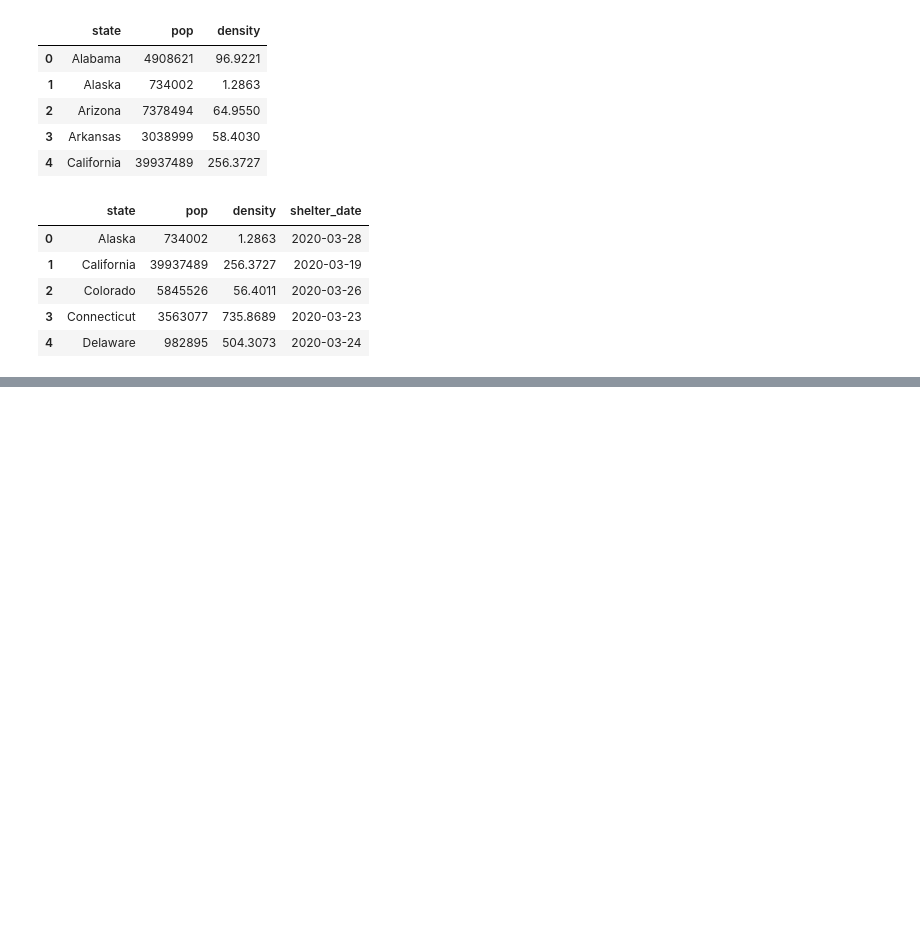
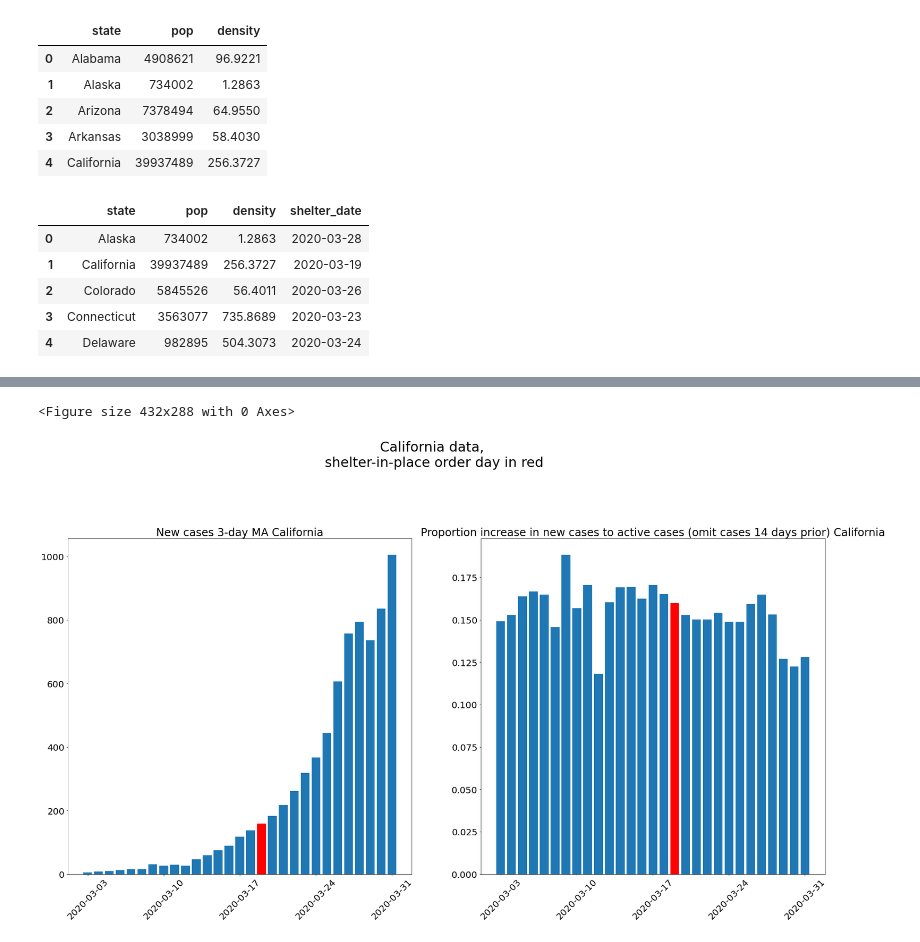
Before and after one commit to rirwin/covid-19-data, a Jupyter notebook: notebooks/covid19.ipynb, the cells around one changed output, grey strips where cells are left out. Cells and saved outputs as stored; diff of their text form; code cells hidden in the pictures; blank space fills up the shorter version.

```diff
--- a/notebooks/covid19.ipynb
+++ b/notebooks/covid19.ipynb
@@ -204,0 +253,5 @@ plot_county_and_state('San Francisco', 'California', 'deaths')
+# %%
+plot_state_stats_spread_rate('California')
+# %% [output]
+<Figure size 432x288 with 0 Axes>
+[figure, added]
```
Also changed, not shown: parts of 11 cells of this notebook.
